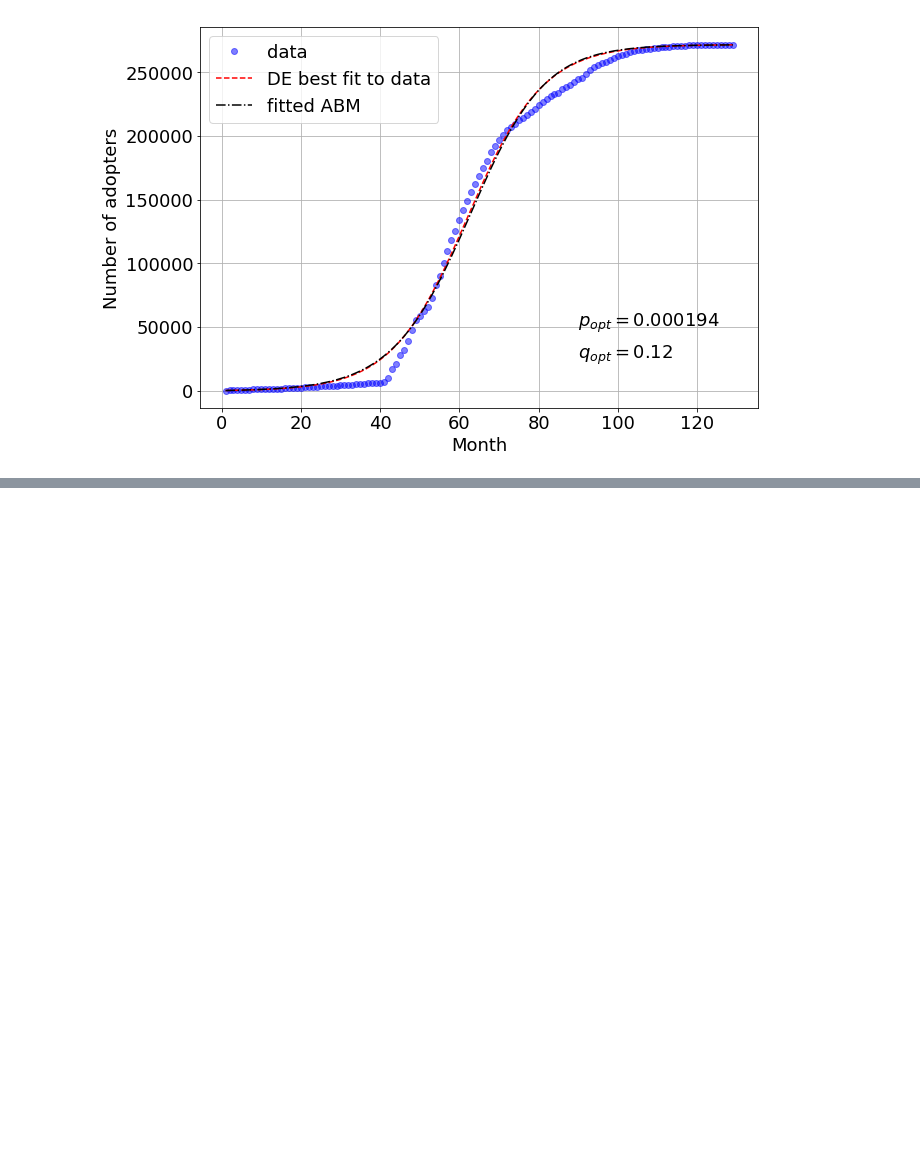
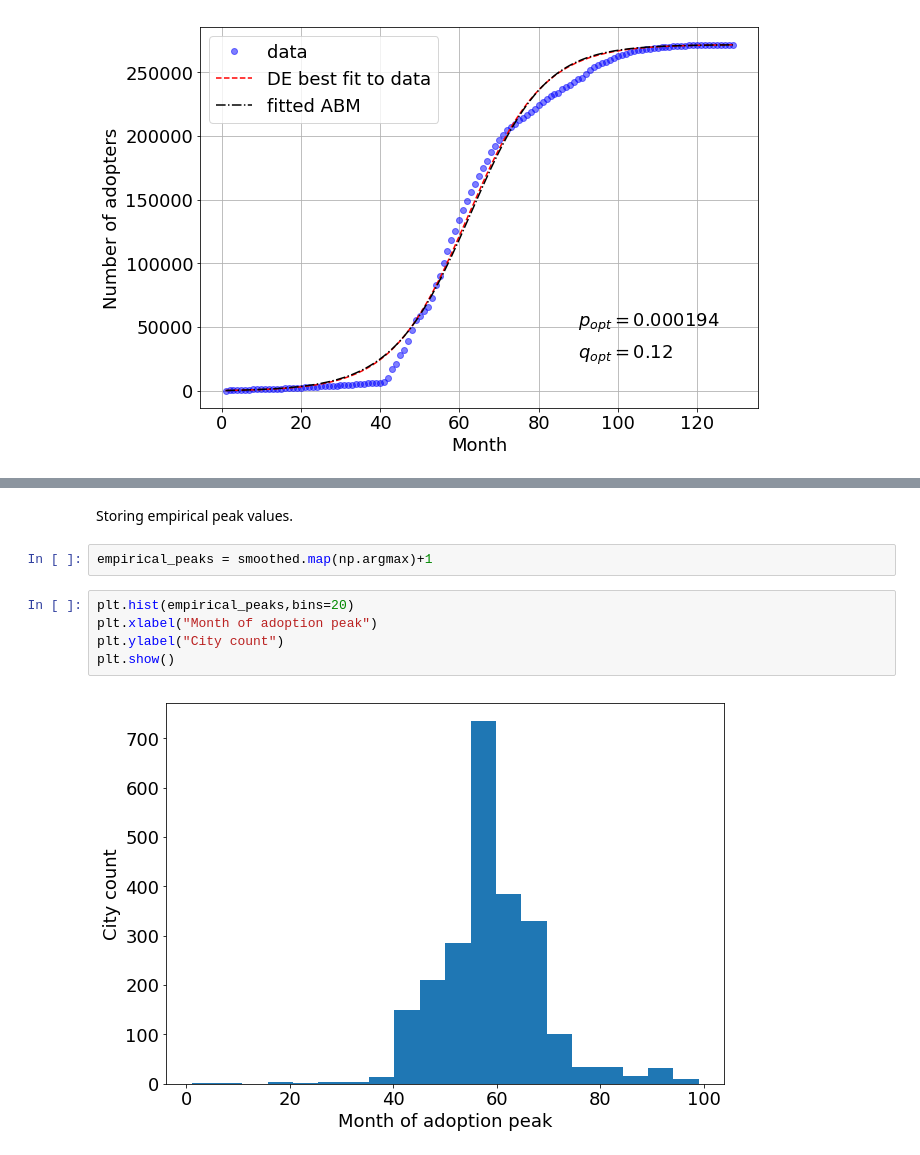
Before and after one commit to bokae/spatial_diffusion, a Jupyter notebook: optimization.ipynb, the cells around one changed output, grey strips where cells are left out. Drawn from its saved outputs; the diff is of its cells as text; blank space fills up the shorter version.

```diff
--- a/optimization.ipynb
+++ b/optimization.ipynb
@@ -297,0 +399,11 @@ plt.show()
+# %% [markdown]
+Storing empirical peak values.
+# %%
+empirical_peaks = smoothed.map(np.argmax)+1
+# %%
+plt.hist(empirical_peaks,bins=20)
+plt.xlabel("Month of adoption peak")
+plt.ylabel("City count")
+plt.show()
+# %% [output]
+[figure, added]
```
Also changed, not shown: parts of 95 cells of this notebook, 1 other file.
